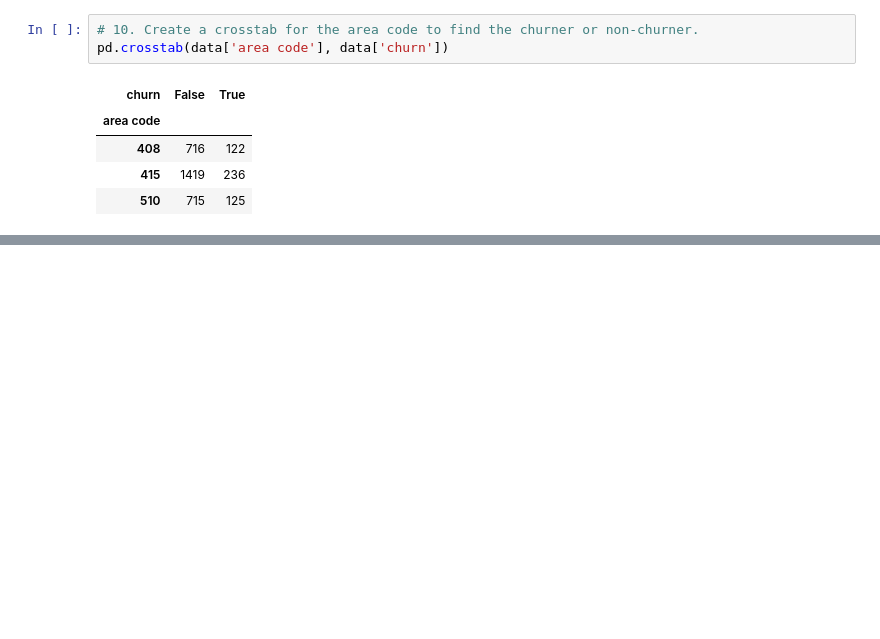
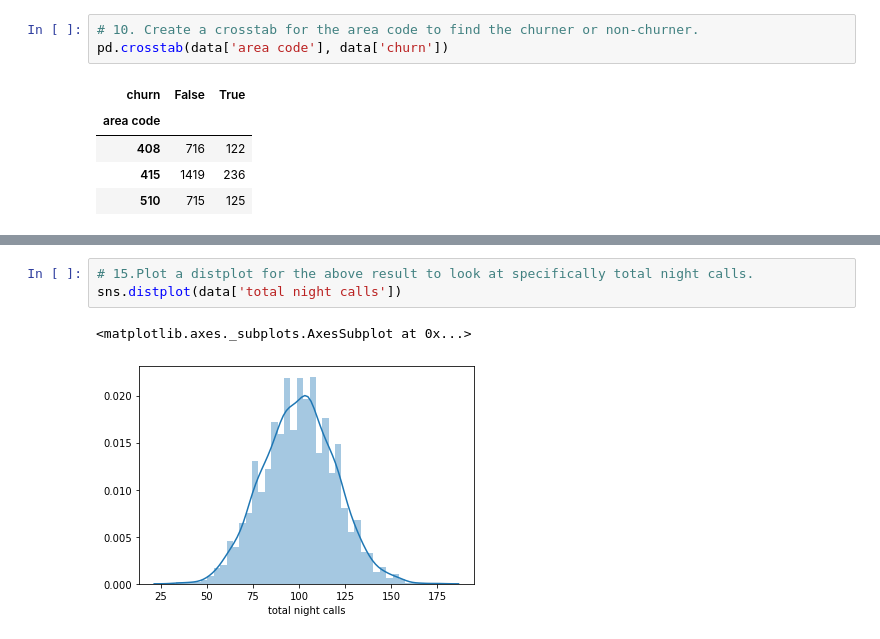
Before and after one commit to Gaurav4604/Data_Visualization, a Jupyter notebook: Assignment 2/Assignment_2.ipynb, the cells around one changed output, grey strips where cells are left out. Drawn from its saved outputs; the diff is of its cells as text; blank space fills up the shorter version.

```diff
--- a/Assignment 2/Assignment_2.ipynb
+++ b/Assignment 2/Assignment_2.ipynb
@@ -148,0 +183,6 @@ pd.crosstab(data['area code'], data['churn'])
+# %%
+# 15.Plot a distplot for the above result to look at specifically total night calls.
+sns.distplot(data['total night calls'])
+# %% [output]
+<matplotlib.axes._subplots.AxesSubplot at 0x...>
+[figure, added]
```
Also changed, not shown: parts of 14 cells of this notebook.
